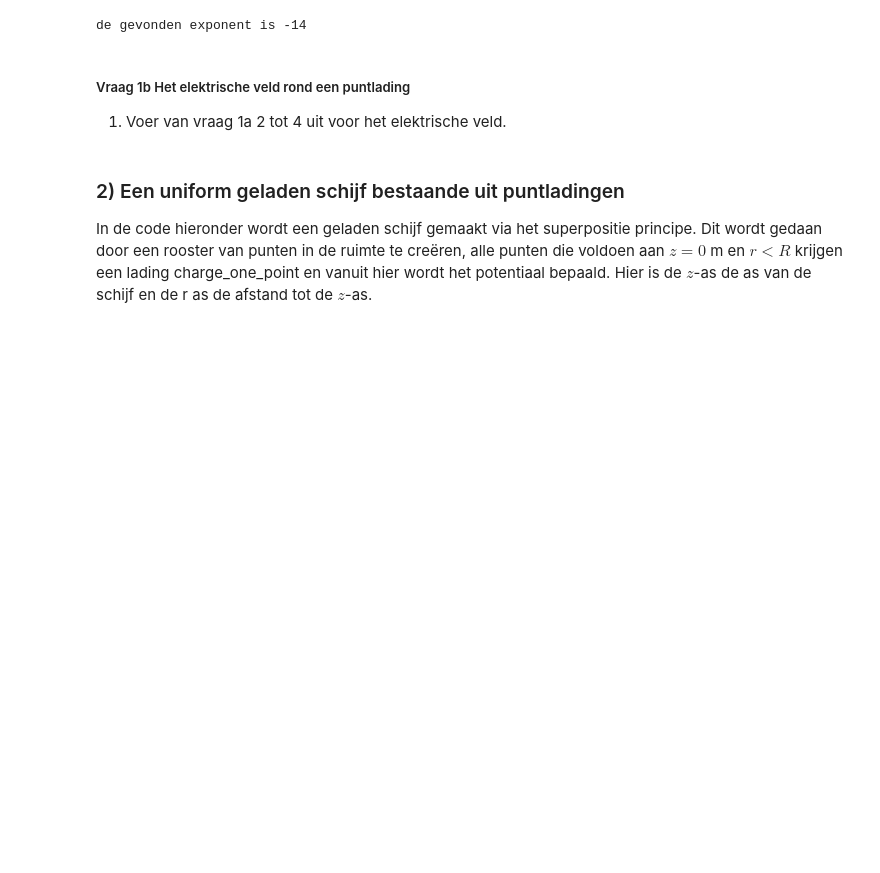
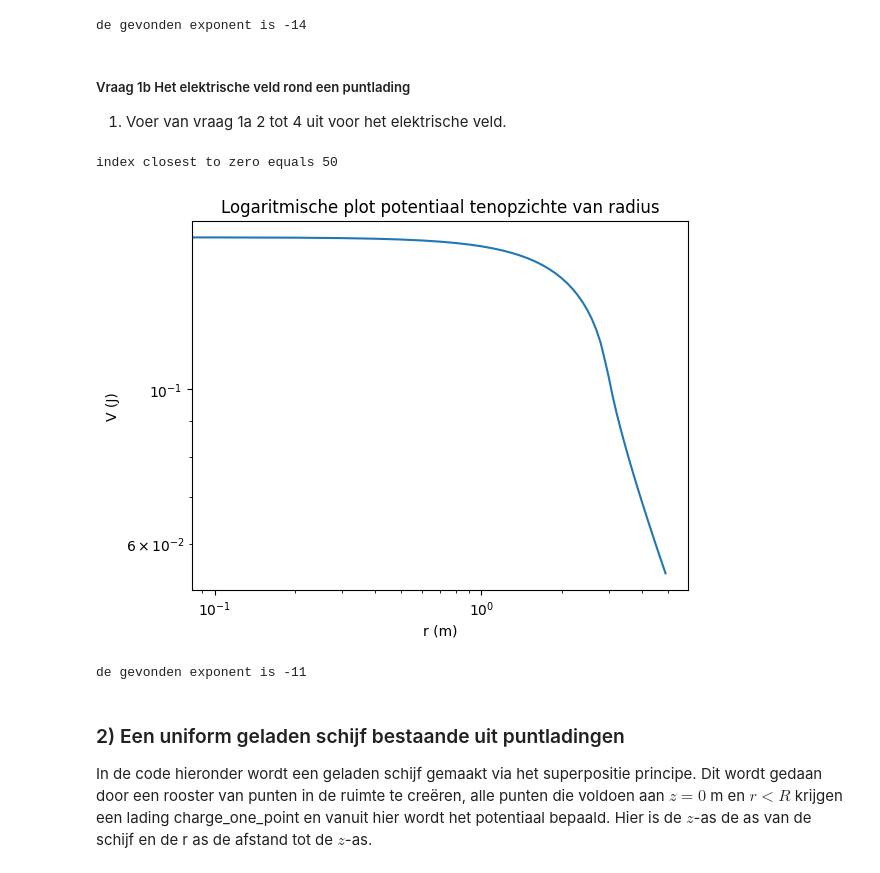
Before and after one commit to AAAGomperts/opdrachten-DEF-D, a Jupyter notebook: DigitaleOntwerpopdrachten/1CondensatorOpdracht/CondensatorOntwerpopdracht.ipynb, the cells around one changed output. Saved outputs shown, nothing was run; the diff lists cells and outputs as text; code cells hidden in the pictures; blank space fills up the shorter version.

```diff
--- a/DigitaleOntwerpopdrachten/1CondensatorOpdracht/CondensatorOntwerpopdracht.ipynb
+++ b/DigitaleOntwerpopdrachten/1CondensatorOpdracht/CondensatorOntwerpopdracht.ipynb
@@ -118,8 +118,31 @@ de gevonden exponent is -14
 1. Voer van vraag 1a 2 tot 4 uit voor het elektrische veld.
 # %%
 ###
+from scipy.optimize import curve_fit
 ###Hier jouw code###
+indx_z_0 = np.argmin(z**2)
+print("index closest to zero equals",indx_z_0)
+
+plt.figure()
+plt.title("Logaritmische plot potentiaal tenopzichte van radius")
+plt.loglog(r,V[indx_z_0,:])
+plt.xlabel("r (m)")
+plt.ylabel("V (J)")
+plt.show()
+
+def V_op_z0(r, charge_one_point):
+    xc = 0
+    yc = 0
+    zc = 0
+    r_charge = np.array([xc,yc,zc])
+    return electric_potential_point_charge_cartesian(r_charge, r, z[indx_z_0], charge_one_point)
+value, fout = curve_fit(V_op_z0,r,V[indx_z_0,:])
+print("de gevonden exponent is",round(np.log10(value[0])))
 ###
+# %% [output]
+index closest to zero equals 50
+[figure, added]
+de gevonden exponent is -11
 # %% [markdown]
 ### 2) Een uniform geladen schijf bestaande uit puntladingen
 
```
Also changed, not shown: parts of 2 cells of this notebook.
